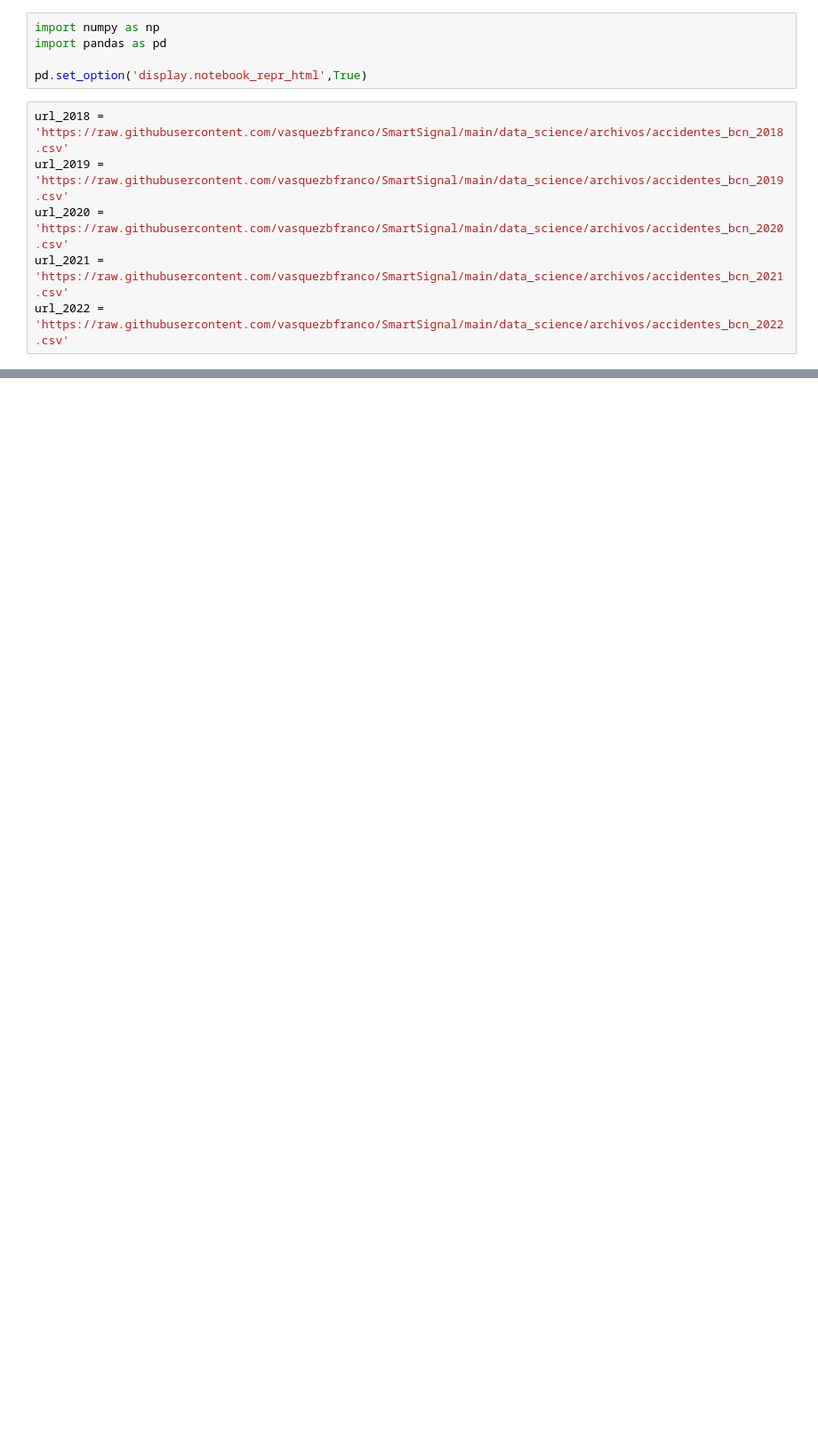
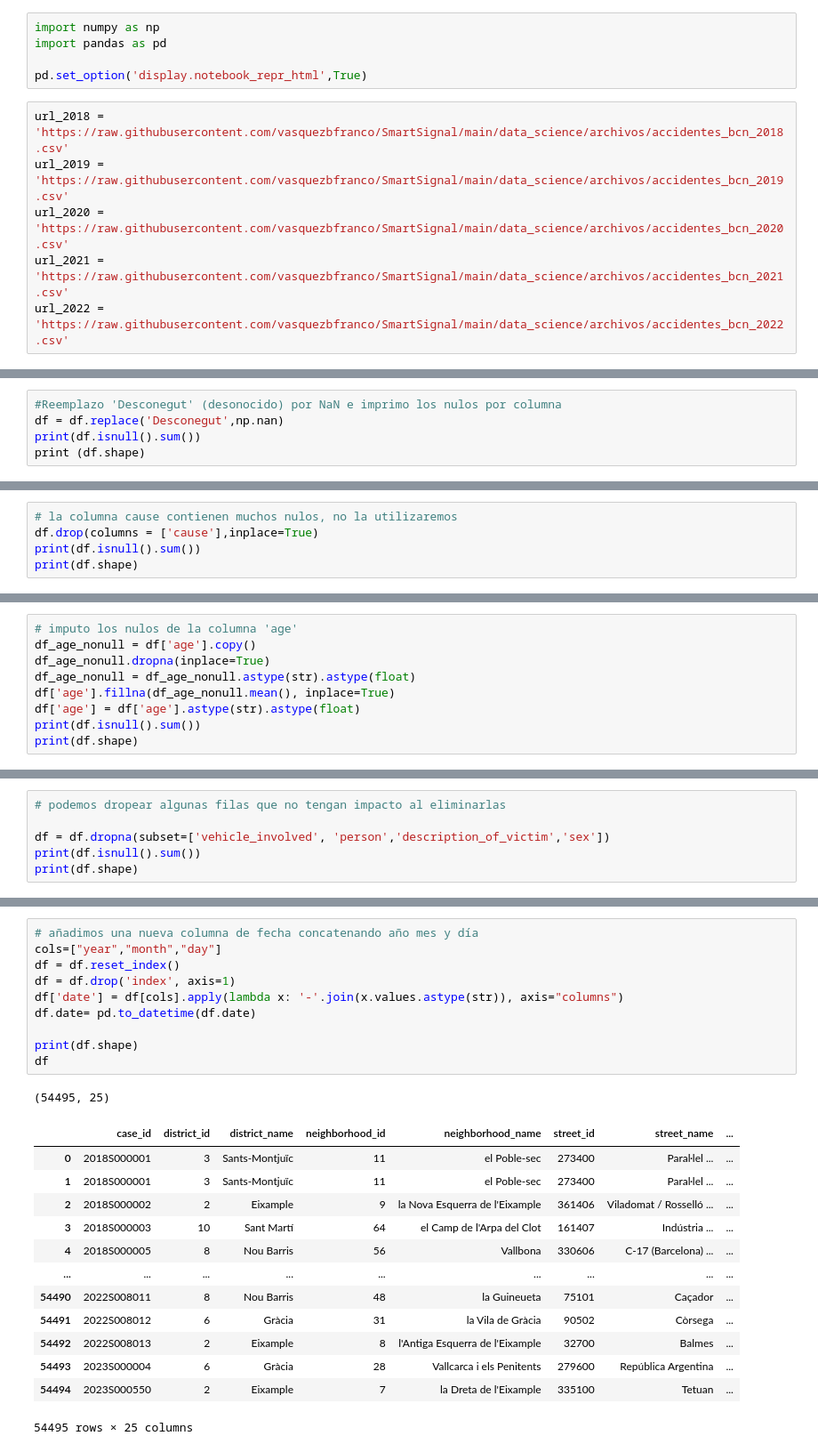
Before and after one commit to vasquezbfranco/SmartSignal, a Jupyter notebook: data_science/extras/7_Data_Wrangling_Vasquez.ipynb, the cells around one changed output, grey strips where cells are left out. Shown: that part at 89% size. Drawn from its saved outputs; the diff is of its cells as text; blank space fills up the shorter version.

```diff
--- a/data_science/extras/7_Data_Wrangling_Vasquez.ipynb
+++ b/data_science/extras/7_Data_Wrangling_Vasquez.ipynb
@@ -38,0 +207,5 @@ for i in range(0,len(array_df)):
+# %%
+#Reemplazo 'Desconegut' (desonocido) por NaN e imprimo los nulos por columna
+df = df.replace('Desconegut',np.nan)
+print(df.isnull().sum())
+print (df.shape)
@@ -38,0 +230,5 @@ for i in range(0,len(array_df)):
+# %%
+# la columna cause contienen muchos nulos, no la utilizaremos
+df.drop(columns = ['cause'],inplace=True)
+print(df.isnull().sum())
+print(df.shape)
@@ -38,0 +253,9 @@ for i in range(0,len(array_df)):
+# %%
+# imputo los nulos de la columna 'age'
+df_age_nonull = df['age'].copy()
+df_age_nonull.dropna(inplace=True)
+df_age_nonull = df_age_nonull.astype(str).astype(float)
+df['age'].fillna(df_age_nonull.mean(), inplace=True)
+df['age'] = df['age'].astype(str).astype(float)
+print(df.isnull().sum())
+print(df.shape)
@@ -38,0 +280,6 @@ for i in range(0,len(array_df)):
+# %%
+# podemos dropear algunas filas que no tengan impacto al eliminarlas
+
+df = df.dropna(subset=['vehicle_involved', 'person','description_of_victim','sex'])
+print(df.isnull().sum())
+print(df.shape)
@@ -38,0 +307,25 @@ for i in range(0,len(array_df)):
+# %%
+# añadimos una nueva columna de fecha concatenando año mes y día
+cols=["year","month","day"]
+df = df.reset_index()
+df = df.drop('index', axis=1)
+df['date'] = df[cols].apply(lambda x: '-'.join(x.values.astype(str)), axis="columns")
+df.date= pd.to_datetime(df.date)
+
+print(df.shape)
+df
+# %% [output]
+(54495, 25)
+|  | case_id | district_id | district_name | neighborhood_id | neighborhood_name | street_id | street_name | ... |
+| 0 | 2018S000001 | 3 | Sants-Montjuïc | 11 | el Poble-sec | 273400 | Paral·lel ... | ... |
+| 1 | 2018S000001 | 3 | Sants-Montjuïc | 11 | el Poble-sec | 273400 | Paral·lel ... | ... |
+| 2 | 2018S000002 | 2 | Eixample | 9 | la Nova Esquerra de l'Eixample | 361406 | Viladomat / Rosselló ... | ... |
+| 3 | 2018S000003 | 10 | Sant Martí | 64 | el Camp de l'Arpa del Clot | 161407 | Indústria ... | ... |
+| 4 | 2018S000005 | 8 | Nou Barris | 56 | Vallbona | 330606 | C-17 (Barcelona) ... | ... |
+| ... | ... | ... | ... | ... | ... | ... | ... | ... |
+| 54490 | 2022S008011 | 8 | Nou Barris | 48 | la Guineueta | 75101 | Caçador | ... |
+| 54491 | 2022S008012 | 6 | Gràcia | 31 | la Vila de Gràcia | 90502 | Còrsega | ... |
+| 54492 | 2022S008013 | 2 | Eixample | 8 | l'Antiga Esquerra de l'Eixample | 32700 | Balmes | ... |
+| 54493 | 2023S000004 | 6 | Gràcia | 28 | Vallcarca i els Penitents | 279600 | República Argentina | ... |
+| 54494 | 2023S000550 | 2 | Eixample | 7 | la Dreta de l'Eixample | 335100 | Tetuan | ... |
+54495 rows × 25 columns
```
Also changed, not shown: parts of 35 cells of this notebook.
